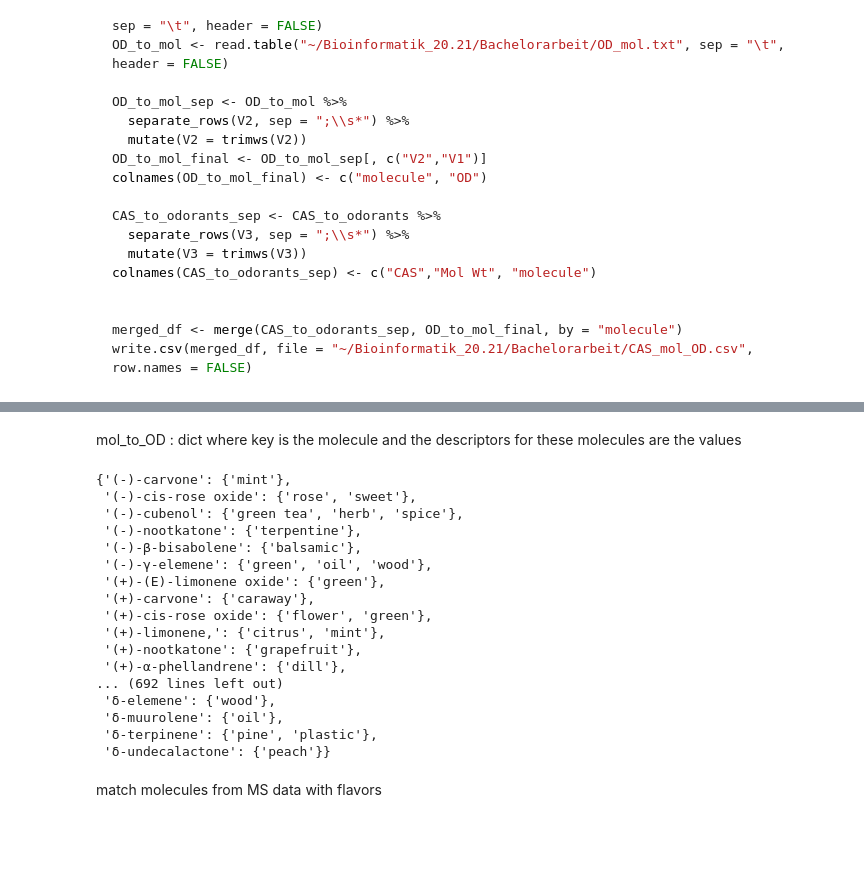
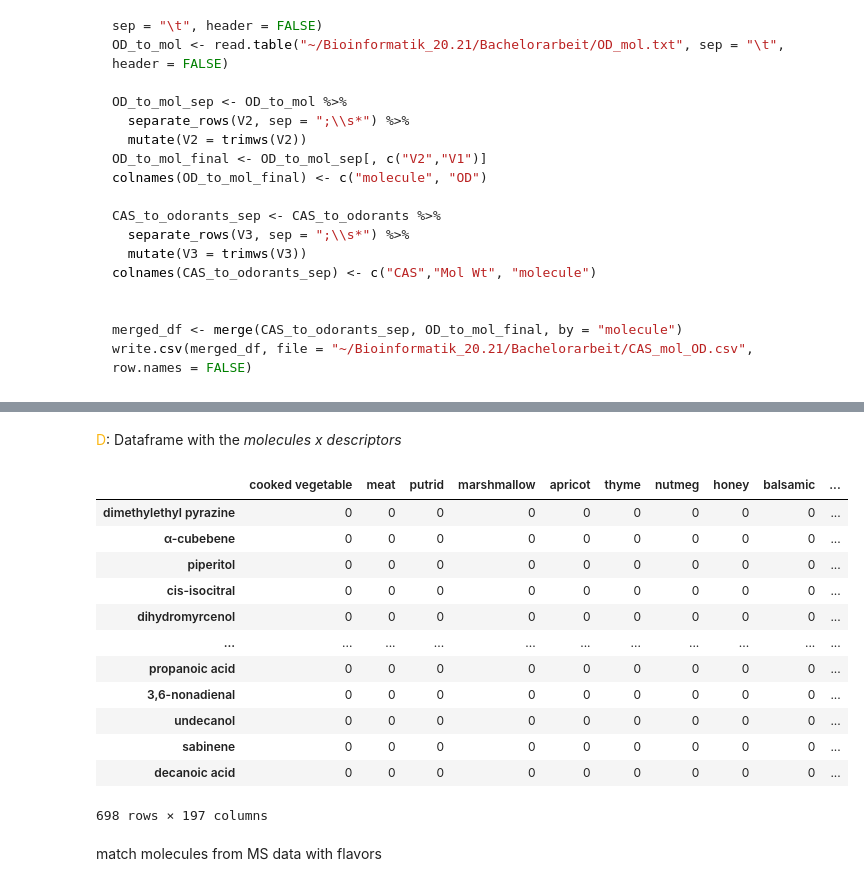
Before and after one commit to rengesf/flavorpred, a Jupyter notebook: Pipeline.ipynb, the cells around one changed output, grey strips where cells are left out. Drawn from its saved outputs; the diff is of its cells as text; code cells hidden in the pictures; blank space fills up the shorter version.

```diff
--- a/Pipeline.ipynb
+++ b/Pipeline.ipynb
@@ -54,39 +68,49 @@ write.csv(merged_df, file = "~/Bioinformatik_20.21/Bachelorarbeit/CAS_mol_OD.csv
 # %%
 mol_to_OD = {}
+molecules = []
+descriptors = []
 with open('./data/CAS_mol_OD.csv', 'r',encoding='utf-8') as tabfile:
     reader = csv.reader(tabfile, delimiter=',')
     for row in reader:
         molecule = row[0]
-        CAS = row[1]
-        Mol_wt = row[2]
         OD = row[3]
+        molecules.append(molecule)
+        descriptors.append(OD)
         if molecule in mol_to_OD:
             mol_to_OD[molecule].add(OD)
         else:
             mol_to_OD[molecule]  = set([OD])
-        #print(molecule,CAS,Mol_wt, OD)
+
+molecules = list(set(molecules))
+descriptors = list(set(descriptors))
-# %% [markdown]
-mol_to_OD : dict where key is the molecule and the descriptors for these molecules are the values
-# %%
-mol_to_OD
-# %% [output]
-{'(-)-carvone': {'mint'},
- '(-)-cis-rose oxide': {'rose', 'sweet'},
- '(-)-cubenol': {'green tea', 'herb', 'spice'},
- '(-)-nootkatone': {'terpentine'},
- '(-)-β-bisabolene': {'balsamic'},
- '(-)-γ-elemene': {'green', 'oil', 'wood'},
- '(+)-(E)-limonene oxide': {'green'},
- '(+)-carvone': {'caraway'},
- '(+)-cis-rose oxide': {'flower', 'green'},
- '(+)-limonene,': {'citrus', 'mint'},
- '(+)-nootkatone': {'grapefruit'},
- '(+)-α-phellandrene': {'dill'},
-... (692 lines left out)
- 'δ-elemene': {'wood'},
- 'δ-muurolene': {'oil'},
- 'δ-terpinene': {'pine', 'plastic'},
- 'δ-undecalactone': {'peach'}}
+# %% [markdown]
+<span style="color:#FBB714">D</span>: Dataframe with the *molecules x descriptors*
+# %%
+D = pd.DataFrame(index=molecules, columns=descriptors)
+# %%
+for col in D.columns:
+    for index, row in D.iterrows():
+        # Check if value in  current row matches any entry in the dictionary
+        if index in mol_to_OD.keys() and col in mol_to_OD[index]:
+            # Set to 1
+            D.at[index, col] = 1
+
+D = D.fillna(0)
+D
+# %% [output]
+|  | cooked vegetable | meat | putrid | marshmallow | apricot | thyme | nutmeg | honey | balsamic | ... |
+| dimethylethyl pyrazine | 0 | 0 | 0 | 0 | 0 | 0 | 0 | 0 | 0 | ... |
+| α-cubebene | 0 | 0 | 0 | 0 | 0 | 0 | 0 | 0 | 0 | ... |
+| piperitol | 0 | 0 | 0 | 0 | 0 | 0 | 0 | 0 | 0 | ... |
+| cis-isocitral | 0 | 0 | 0 | 0 | 0 | 0 | 0 | 0 | 0 | ... |
+| dihydromyrcenol | 0 | 0 | 0 | 0 | 0 | 0 | 0 | 0 | 0 | ... |
+| ... | ... | ... | ... | ... | ... | ... | ... | ... | ... | ... |
+| propanoic acid | 0 | 0 | 0 | 0 | 0 | 0 | 0 | 0 | 0 | ... |
+| 3,6-nonadienal | 0 | 0 | 0 | 0 | 0 | 0 | 0 | 0 | 0 | ... |
+| undecanol | 0 | 0 | 0 | 0 | 0 | 0 | 0 | 0 | 0 | ... |
+| sabinene | 0 | 0 | 0 | 0 | 0 | 0 | 0 | 0 | 0 | ... |
+| decanoic acid | 0 | 0 | 0 | 0 | 0 | 0 | 0 | 0 | 0 | ... |
+698 rows × 197 columns
 # %% [markdown]
 match molecules from MS data with flavors
 # %%
```
Also changed, not shown: parts of 31 cells of this notebook, 1 other file.
